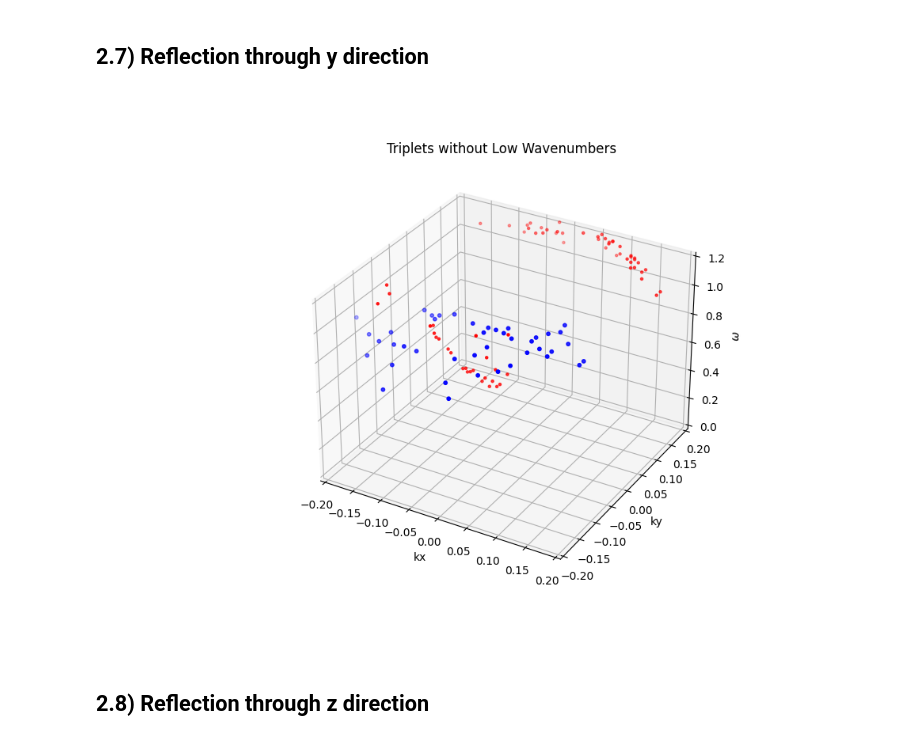
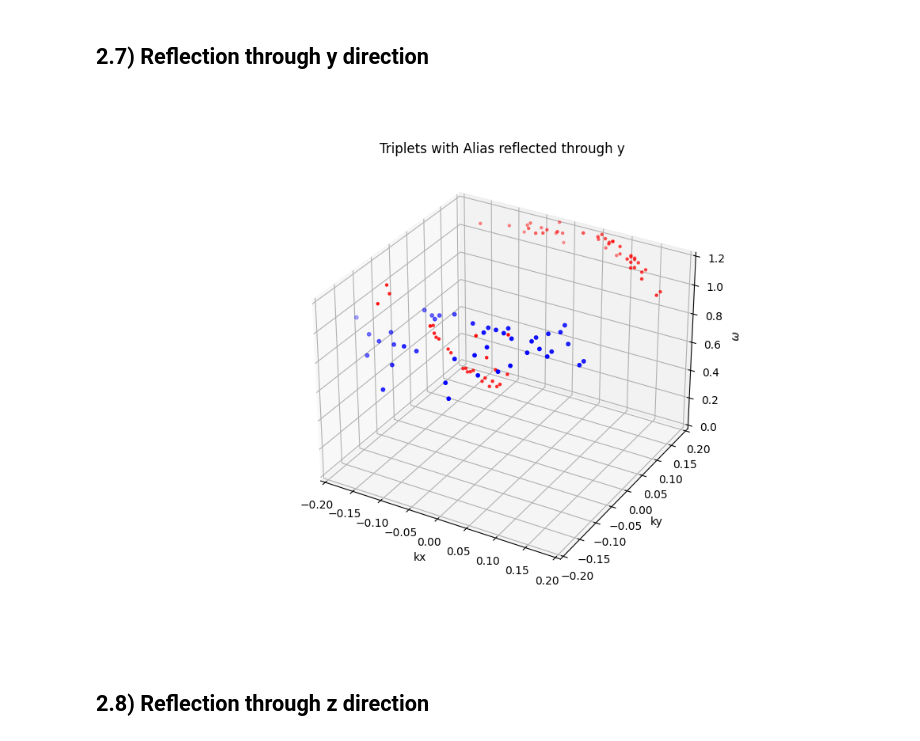
Before and after one commit to joeyanderson1/4th-Year-Thesis, a Jupyter notebook: Surface Interpolation Technique + Aliasing.ipynb, the cells around one changed output. Drawn from its saved outputs; the diff is of its cells as text; code cells hidden in the pictures.

```diff
--- a/Surface Interpolation Technique + Aliasing.ipynb
+++ b/Surface Interpolation Technique + Aliasing.ipynb
@@ -274,27 +274,27 @@ reflected_point_y = (translated_alias_trip[0], 2 * reflection_plane - translated
 # %%
 # Creating figure
 fig = plt.figure(figsize = (10, 7))
 ax = plt.axes(projection ="3d")
 
 # Creating plot
 ax.scatter3D(all_triplets[0], all_triplets[1], all_triplets[2], color = "red", s = 5)
 
 ax.scatter3D(reflected_point_y[0], reflected_point_y[1], reflected_point_y[2], color = "blue", s = 10)
 
-plt.title("Triplets without Low Wavenumbers")
+plt.title("Triplets with Alias reflected through y")
 
 ax.set_xlabel('kx')
 ax.set_ylabel('ky')
 ax.set_zlabel('$\omega$')
 
 ax.set_xlim([-0.2, 0.2])  # Adjust the limits as needed for your data
 ax.set_ylim([-0.2, 0.2])
 ax.set_zlim([0,1.2])
 
 # show plot
 plt.show()
 # %% [output]
-[figure, old version]
+[figure, new version]
 # %% [markdown]
 ## 2.8) Reflection through z direction
 # %%
```
Also changed, not shown: parts of 67 cells of this notebook.
